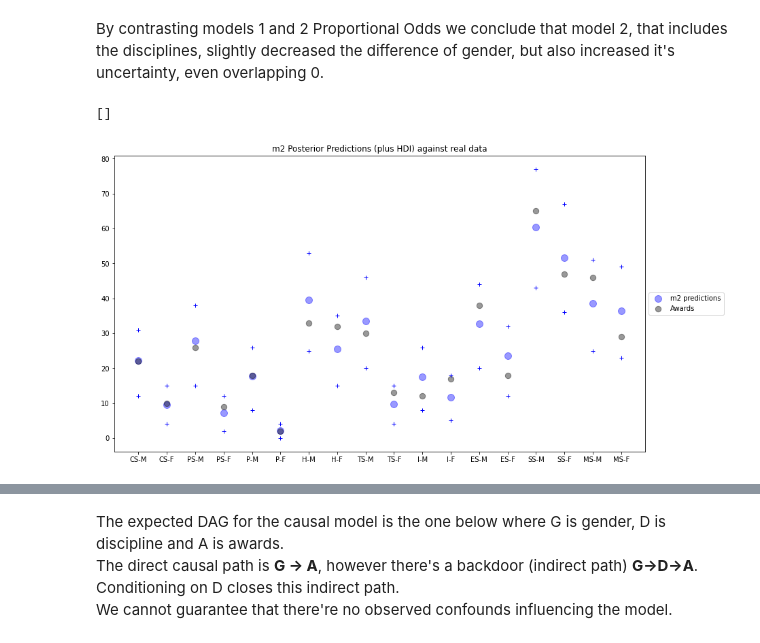
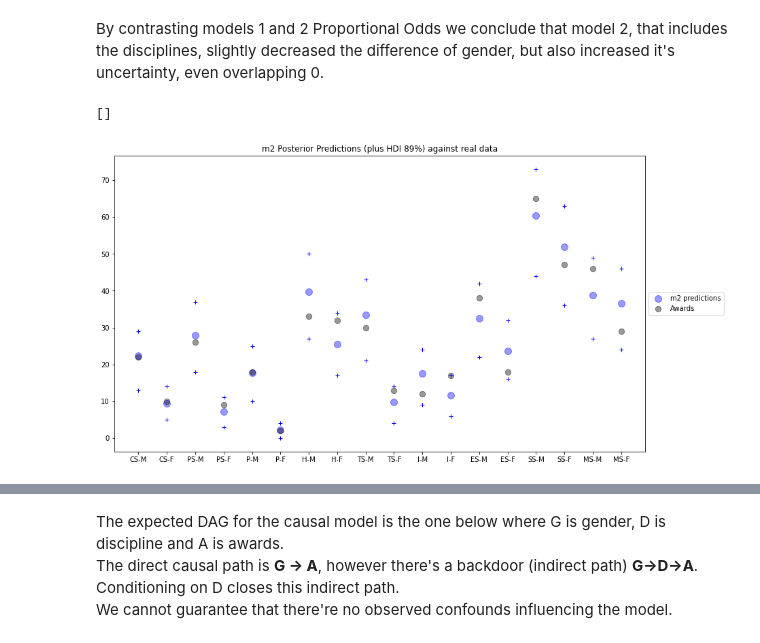
Before and after one commit to elisiojsj/Data-Science, a Jupyter notebook: homeworks_statistical_rethinking/homework_week6.ipynb, the cells around one changed output, grey strips where cells are left out. Saved outputs shown, nothing was run; the diff lists cells and outputs as text; code cells hidden in the pictures.

```diff
--- a/homeworks_statistical_rethinking/homework_week6.ipynb
+++ b/homeworks_statistical_rethinking/homework_week6.ipynb
@@ -250,19 +252,19 @@ df['m2_pred'] = m2_post_pred['awards'].mean(0)
 # %%
 x_axis = np.linspace(0, 17, 18)
 
 _, ax = plt.subplots(figsize=(14,8))
 ax.scatter(x_axis, df.m2_pred, c='b', s=100, alpha=0.4, label='m2 predictions')
 ax.scatter(x_axis, df.awards, c='k', s=70, alpha=0.4, label='Awards')
-ax.plot([range(0,18), range(0,18)], az.hdi(m2_post_pred['awards']).T, 'b+')
+ax.plot([range(0,18), range(0,18)], az.hdi(m2_post_pred['awards'], hdi_prob=.89).T, 'b+')
 
-plt.title('m2 Posterior Predictions (plus HDI) against real data')
+plt.title('m2 Posterior Predictions (plus HDI 89%) against real data')
 ax.legend(loc='center left', bbox_to_anchor=(1, 0.5))
 
 ax.set_xticks(x_axis)
 ax.set_xticklabels(('CS-M', 'CS-F', 'PS-M', 'PS-F', 'P-M', 'P-F', 'H-M', 'H-F',
                     'TS-M', 'TS-F', 'I-M', 'I-F', 'ES-M', 'ES-F', 'SS-M', 'SS-F',
                     'MS-M', 'MS-F'))
 plt.plot()
 # %% [output]
 []
-[figure, old version]
+[figure, new version]
```
Also changed, not shown: parts of 18 cells of this notebook.
